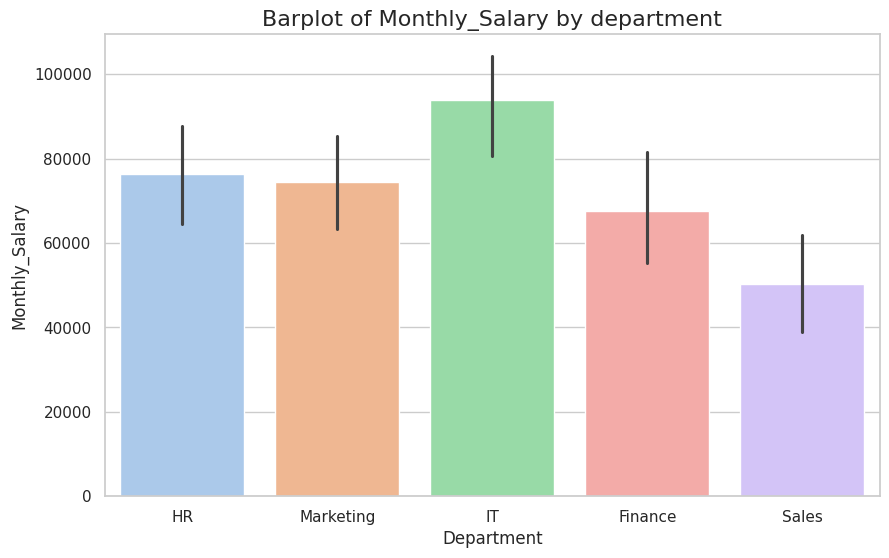
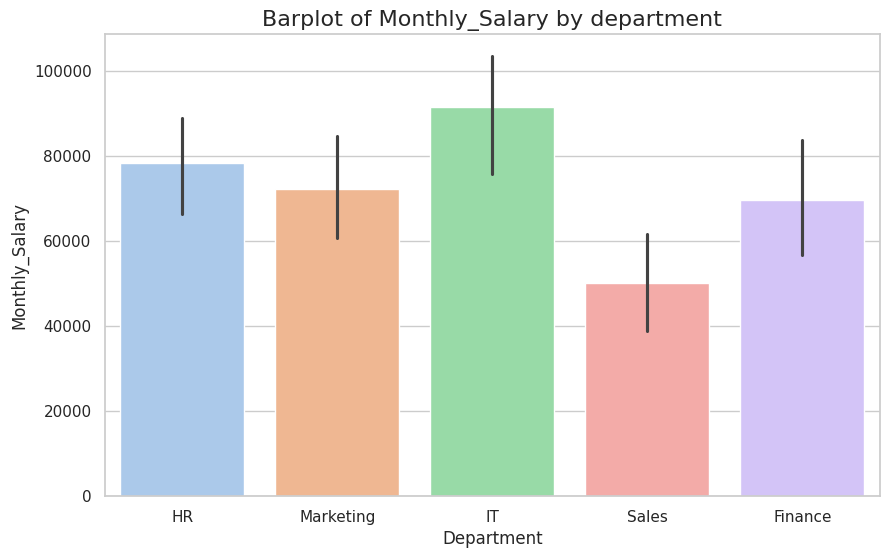
Unified diff of the notebook cell whose output changed from the first chart to the second:
--- before
+++ after
@@ -1,5 +1,9 @@
-plt.figure(figsize=(10,6))
-sns.barplot(data=df,x='Department',y='Monthly_Salary',palette='pastel')
-plt.title('Barplot of Monthly_Salary by department',fontsize=16)
-plt.xlabel('Department',fontsize=12)
-plt.ylabel('Monthly_Salary',fontsize=12)
+plt.figure(figsize=(10, 6))
+
+# Assign x to hue and add legend=False to satisfy the new Seaborn update
+sns.barplot(data=df, x='Department', y='Monthly_Salary', hue='Department', palette='pastel', legend=False)
+
+plt.title('Barplot of Monthly_Salary by department', fontsize=16)
+plt.xlabel('Department', fontsize=12)
+plt.ylabel('Monthly_Salary', fontsize=12)
+plt.show()

Commit: Created using Colab